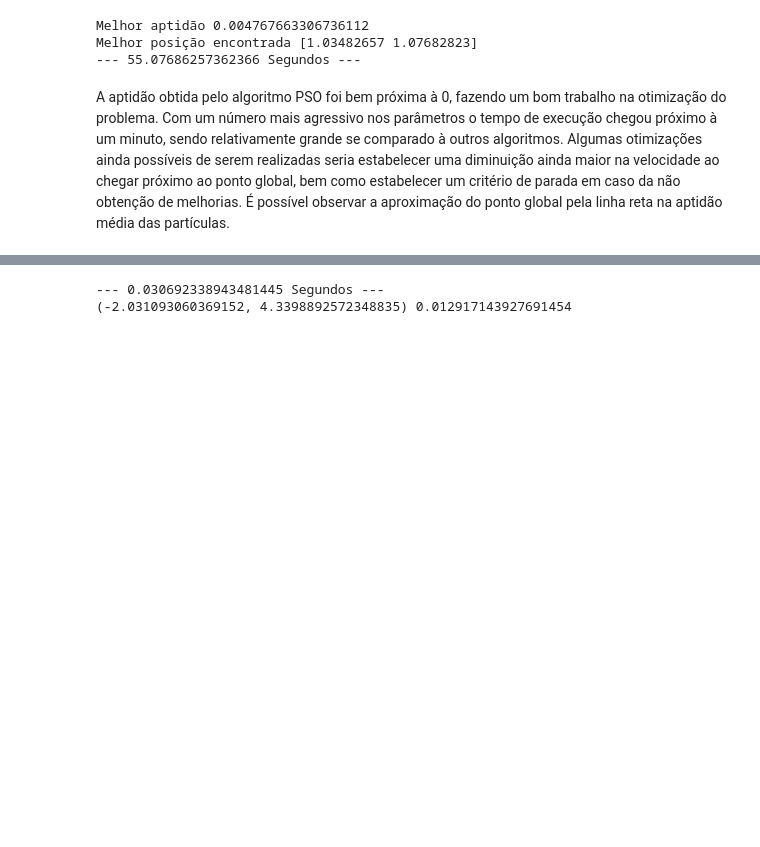
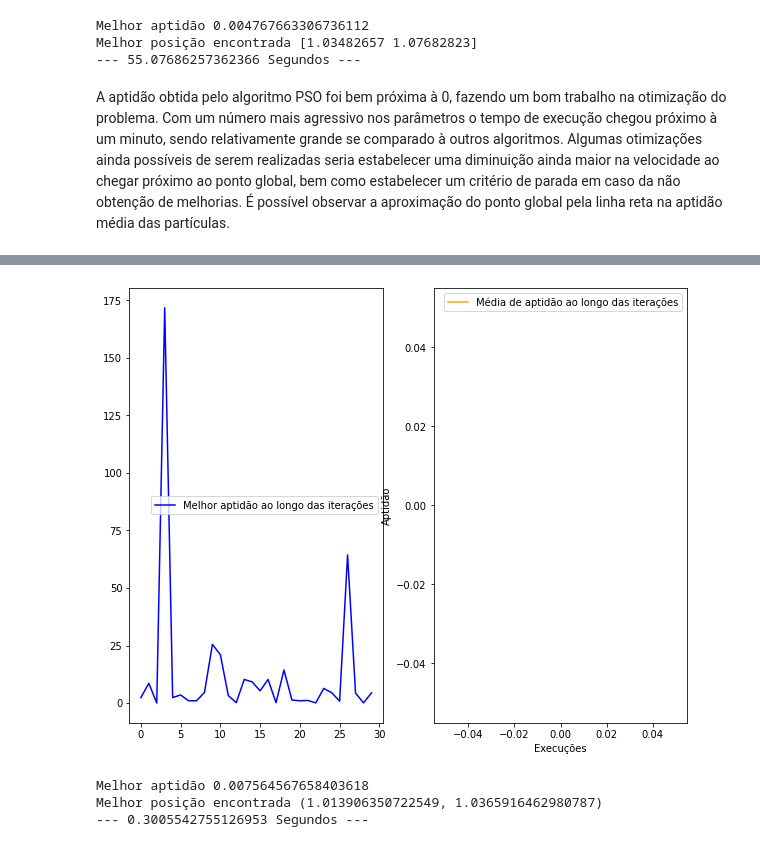
Before and after one commit to AlvaroCavalcante/computacao-bioinspirada, a Jupyter notebook: algoritmos-otimizacao/Otimização baseado em seres vivos.ipynb, the cells around one changed output, grey strips where cells are left out. Drawn from its saved outputs; the diff is of its cells as text; code cells hidden in the pictures; blank space fills up the shorter version.

Commit message:
adicionado teste com algoritmo genético.

```diff
--- a/algoritmos-otimizacao/Otimização baseado em seres vivos.ipynb
+++ b/algoritmos-otimizacao/Otimização baseado em seres vivos.ipynb
@@ -344,17 +350,23 @@ def genetico(funcao_custo, dominio, objetivo = False, tamanho_populacao = 12, p_
 # %%
 custos = []
 solucao = []
+melhor_aptidao = 9999
 dominio = [(-5, 5), (-5, 5)]
 start_time = time.time()
 
 #Objetivo true para maximizar e false para minimizar
 for i in range(30):
     solucao_algoritmo_genetico = genetico(funcao_aptidao_genetico, dominio, False, binario=False)
-    solucao.append(solucao_algoritmo_genetico[1])
+    solucao = solucao_algoritmo_genetico[1] if solucao_algoritmo_genetico[0] <= melhor_aptidao else solucao
     custos.append(solucao_algoritmo_genetico[0])
+    melhor_aptidao = solucao_algoritmo_genetico[0] if solucao_algoritmo_genetico[0] <= melhor_aptidao else melhor_aptidao
 
+exibir_convergencia_minima_media(custos, [])
+print('Melhor aptidão', melhor_aptidao)
+print('Melhor posição encontrada', solucao)
 print("--- %s Segundos ---" % (time.time() - start_time))
-print(min(solucao), min(custos))
 # %% [output]
+[figure, added]
---- 0.030692338943481445 Segundos ---
-(-2.031093060369152, 4.3398892572348835) 0.012917143927691454
+Melhor aptidão 0.007564567658403618
+Melhor posição encontrada (1.013906350722549, 1.0365916462980787)
+--- 0.3005542755126953 Segundos ---
```
Also changed, not shown: parts of 4 cells of this notebook.
